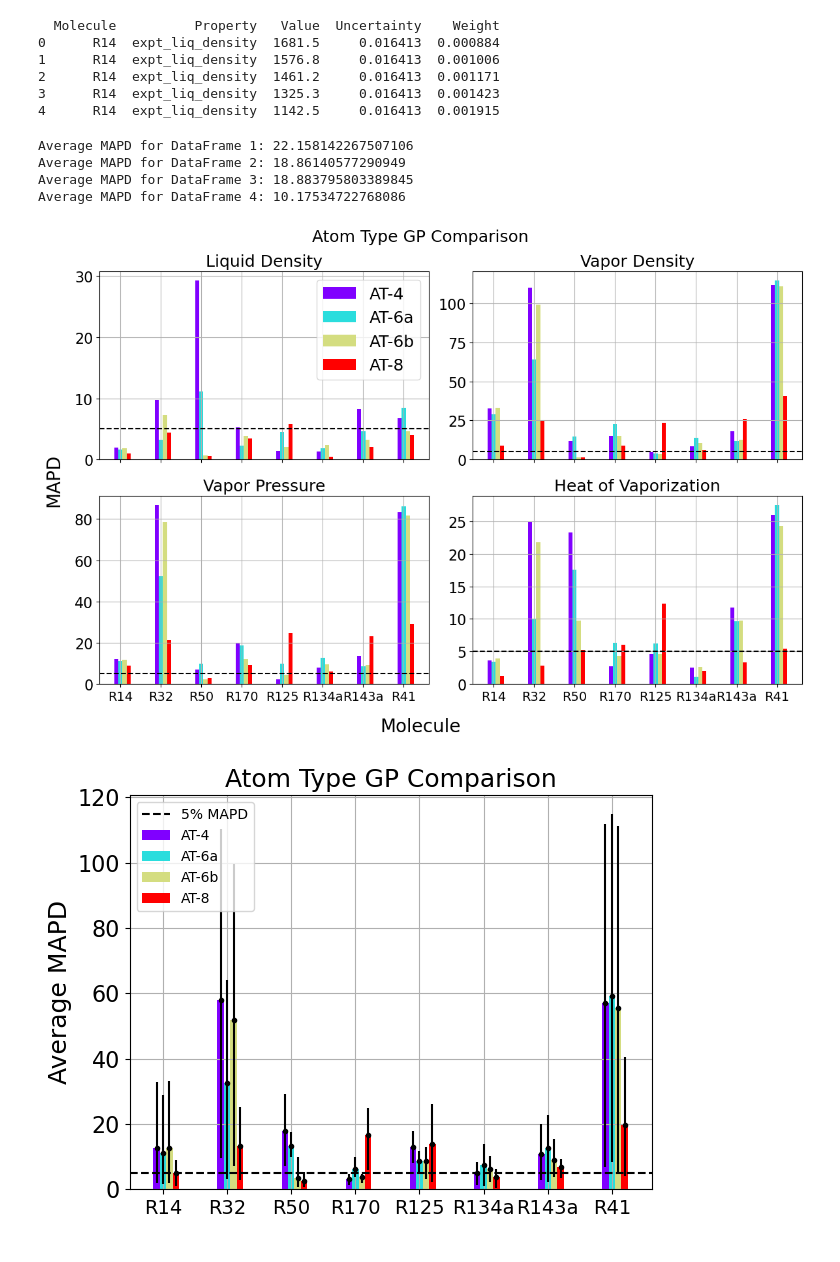
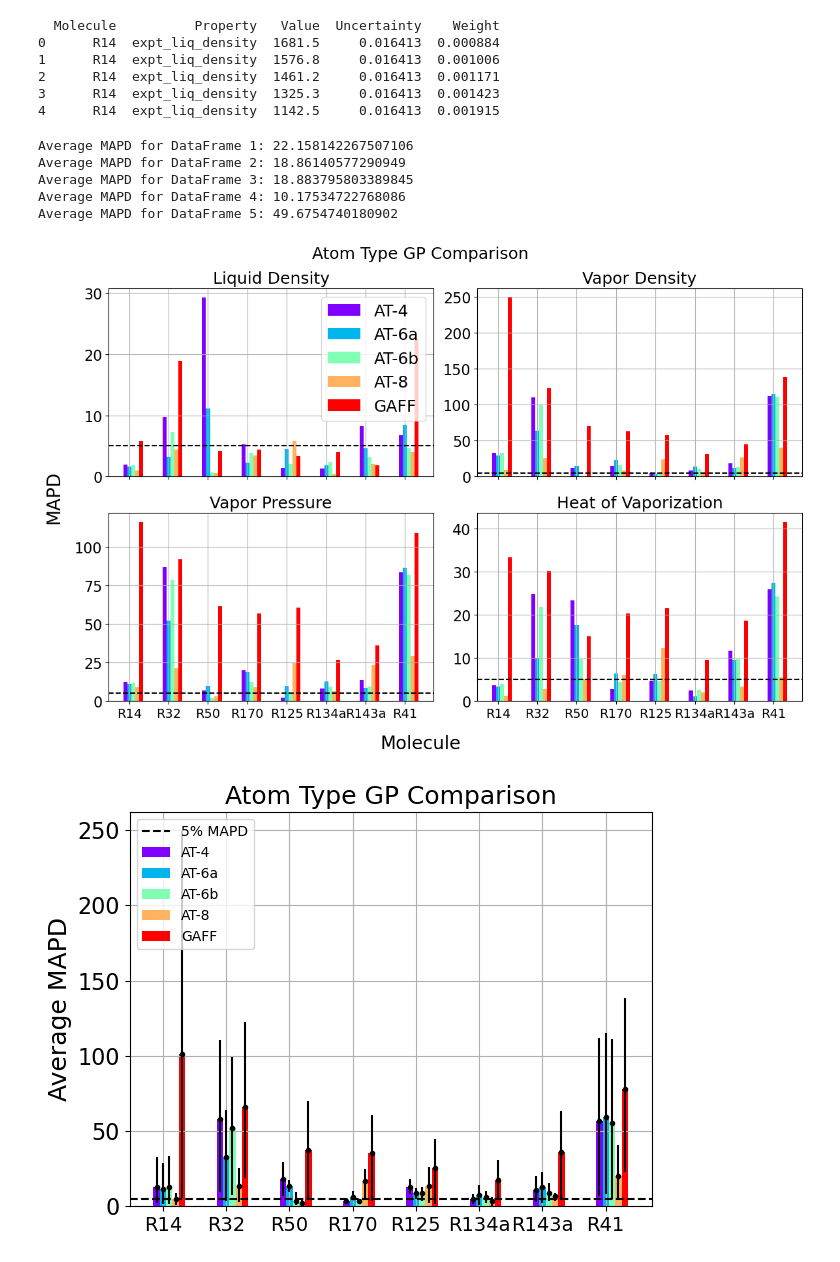
Before and after one commit to MaginnGroup/genFF_public, a Jupyter notebook: integrate_gp.ipynb, the cells around one changed output. Saved outputs shown, nothing was run; the diff lists cells and outputs as text; code cells hidden in the pictures.

Commit message:
Added GAFF info to utils files for easy plotting

```diff
--- a/integrate_gp.ipynb
+++ b/integrate_gp.ipynb
@@ -199,6 +197,7 @@ def get_pref_theta(molec_names, at_number_list, obj_choices_list, old_list, whic
                 first_param_name = visual.at_class.at_names[0]
                 last_param_name = visual.at_class.at_names[-1]
                 best_set = all_df.loc[param, first_param_name:last_param_name].values
+
             else:
                 path_best_sets = os.path.join(all_molec_dir, "best_per_run.csv")
                 all_df = pd.read_csv(path_best_sets, header = 0)
@@ -216,39 +215,40 @@ def get_pref_theta(molec_names, at_number_list, obj_choices_list, old_list, whic
     return mapds_dfs
 
 # at_schemes = [1, 2, 3,4,5,8,11,1]
-at_schemes = [1, 2, 6,8]
+at_schemes = [1, 2, 6,8,1]
 # old_list = [False, False, False, False, False, False, False, False]
 old_list = [False, False, False, False, False, False]
 # objs = ["ExpVal", "ExpVal", "ExpVal", "ExpVal", "ExpVal", "ExpVal", "ExpValPrior", "ExpVal"]
 objs = ["ExpVal", "ExpVal", "ExpVal", "ExpVal", "ExpVal", "ExpVal"]
 # which = ["Opt_All", "Opt_All", "Opt_All", "Opt_All", "Opt_All", "Opt_All", "Opt_All", "Literature"]
-which = ["Opt_All", "Opt_All", "Opt_All", "Opt_All", "Opt_All", "Opt_All"]
+which = ["Opt_All", "Opt_All", "Opt_All", "Opt_All", "GAFF", "Opt_All"]
 param_set = [0,0,0,0,0,0,0,0,0]
 mapd_dfs = get_pref_theta(molec_names, at_schemes, objs, old_list, which, param_set)
 average_mapds = []
 # Iterate over each DataFrame in the list
 for df in mapd_dfs:
     # Select the columns that contain 'mapd' in their name
     mapd_columns = df.filter(like='mapd')
     # Calculate the mean MAPD across all rows and columns in the DataFrame
     overall_average_mapd = mapd_columns.values.mean()
     # Append the overall average MAPD to the result list
     average_mapds.append(overall_average_mapd)
 # Display results
 for i, avg_mapd in enumerate(average_mapds):
      print(f"Average MAPD for DataFrame {i + 1}: {avg_mapd}")
 # df_labels = ["Literature", "5% eps_C1 Wt", "20% eps_C1 Wt"]
 # df_colors = ["blue", "orange", "green"]
-df_labels = ["AT-4", "AT-6a", "AT-6b", "AT-8"]#, "AT-06", "AT-08", "AT-11", "Lit."]
+df_labels = ["AT-4", "AT-6a", "AT-6b", "AT-8", "GAFF"]#, "AT-06", "AT-08", "AT-11", "Lit."]
 cmap = plt.get_cmap("rainbow")  # Get the rainbow colormap
 df_colors = [cmap(i) for i in np.linspace(0, 1, len(df_labels))]
 title = "Atom Type GP Comparison"
 visual.plot_avg_MAPD(mapd_dfs, df_labels, df_colors, title)
 visual.plot_MAPD(mapd_dfs, df_labels, df_colors, title)
 # %% [output]
 Average MAPD for DataFrame 1: 22.158142267507106
 Average MAPD for DataFrame 2: 18.86140577290949
 Average MAPD for DataFrame 3: 18.883795803389845
 Average MAPD for DataFrame 4: 10.17534722768086
+Average MAPD for DataFrame 5: 49.6754740180902
-[figure, old version]
+[figure, new version]
-[figure, old version]
+[figure, new version]
```
Also changed, not shown: parts of 2 cells of this notebook, 16 other files.
